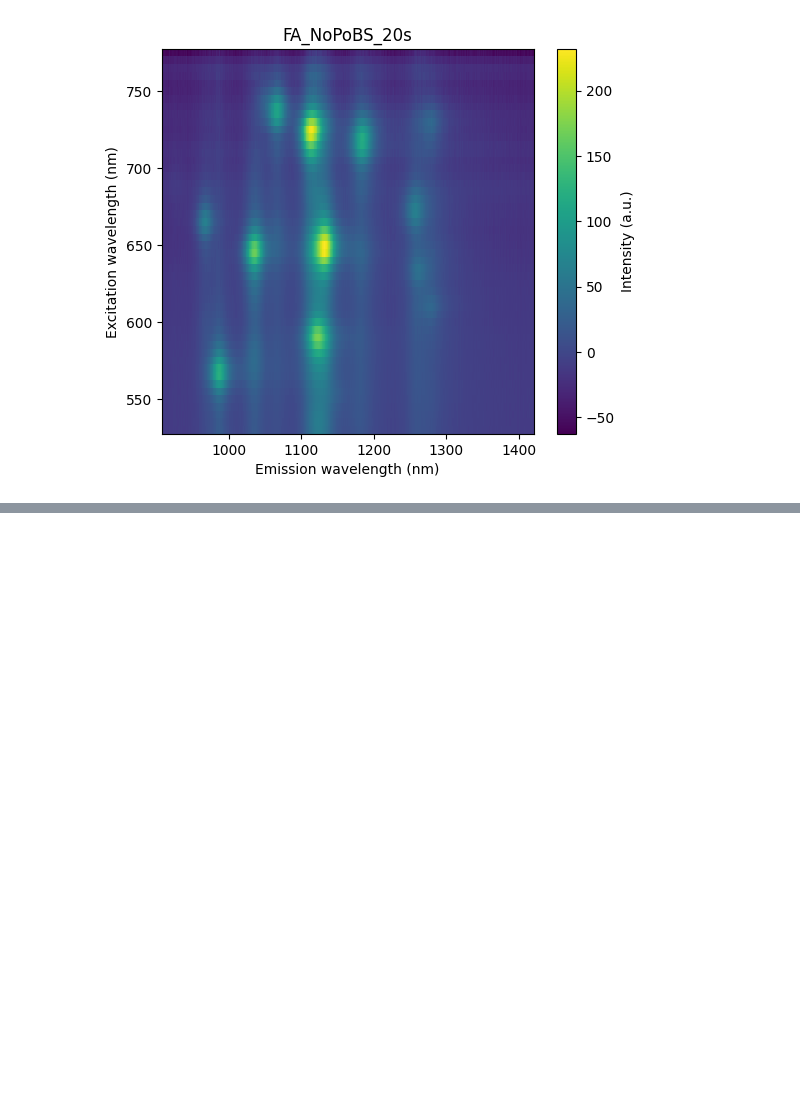
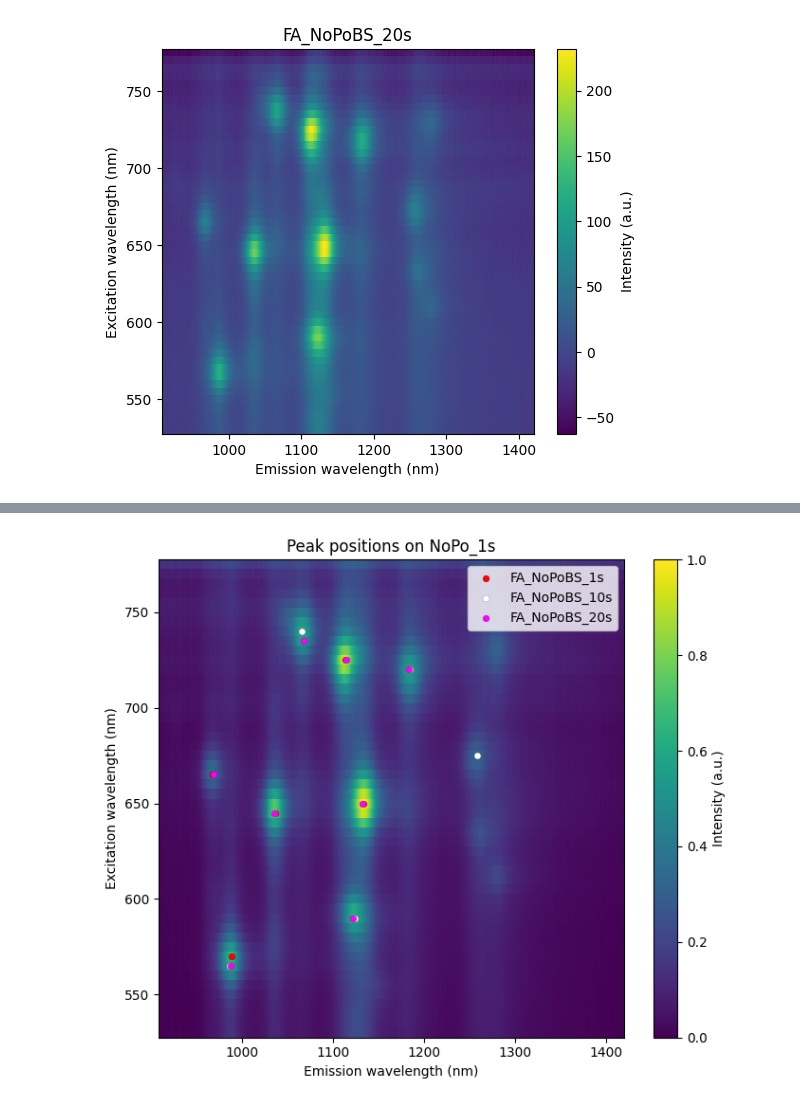
Before and after one commit to CristianMB/DataAnalysis_PhD_FUB, a Jupyter notebook: PLE/PLE_ReadingOPJScripts/ReadPLE_NoPos.ipynb, the cells around one changed output, grey strips where cells are left out. Saved outputs shown, nothing was run; the diff lists cells and outputs as text; code cells hidden in the pictures; blank space fills up the shorter version.

```diff
--- a/PLE/PLE_ReadingOPJScripts/ReadPLE_NoPos.ipynb
+++ b/PLE/PLE_ReadingOPJScripts/ReadPLE_NoPos.ipynb
@@ -126,14 +126,15 @@ class Measurement:
     label: str = None
     Note: object = None
 
-    XYZ_df: object = None
     PLE_WL: object = None
     PLE_E: object = None
+    R1: object = None
 
-    R1: object = None   # <-- add this
+    PLE_corrected: object = None
+
+    peaks: object = None
 
     time: float = None
-    PLE_corrected: object = None
 
     def __post_init__(self):
         if self.label is None:
@@ -389,0 +511,34 @@ plot_PLEMAP(FA_NoPoBS_20s.PLE_corrected)
+# %%
+#NoPo_1s,
+#NoPo_5s,
+
+#H2O,
+
+#FAH2O_NopoBSa,
+#FAH2O_NopoBSb,
+
+#FA_NoPoTS,
+
+#FA_NoPoBS_1s,
+#FA_NoPoBS_10s,
+#FA_NoPoBS_20s
+
+plot_PLE_peaks_overlay(
+    NoPo_1s,                 # background PLE map
+    [
+        #NoPo_1s,
+        #NoPo_5s,
+
+        #FAH2O_NopoBSa,
+        #FAH2O_NopoBSb,
+
+        #FA_NoPoTS,
+
+        FA_NoPoBS_1s,
+        FA_NoPoBS_10s,
+        FA_NoPoBS_20s
+    ],
+    threshold=0.2, min_distance=5
+)
+# %% [output]
+[figure, added]
```
Also changed, not shown: parts of 7 cells of this notebook.
